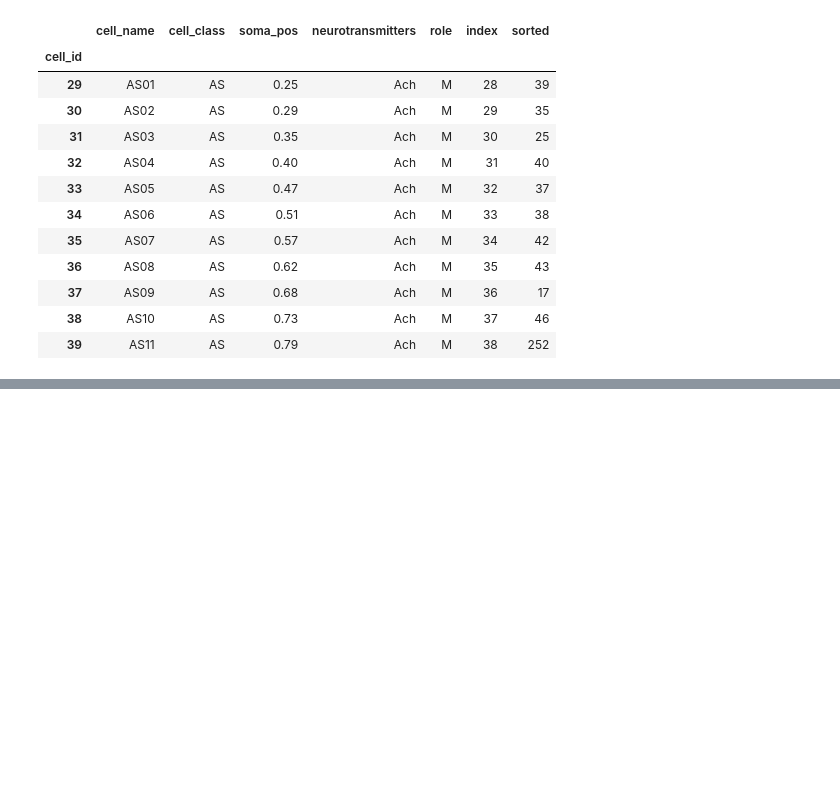
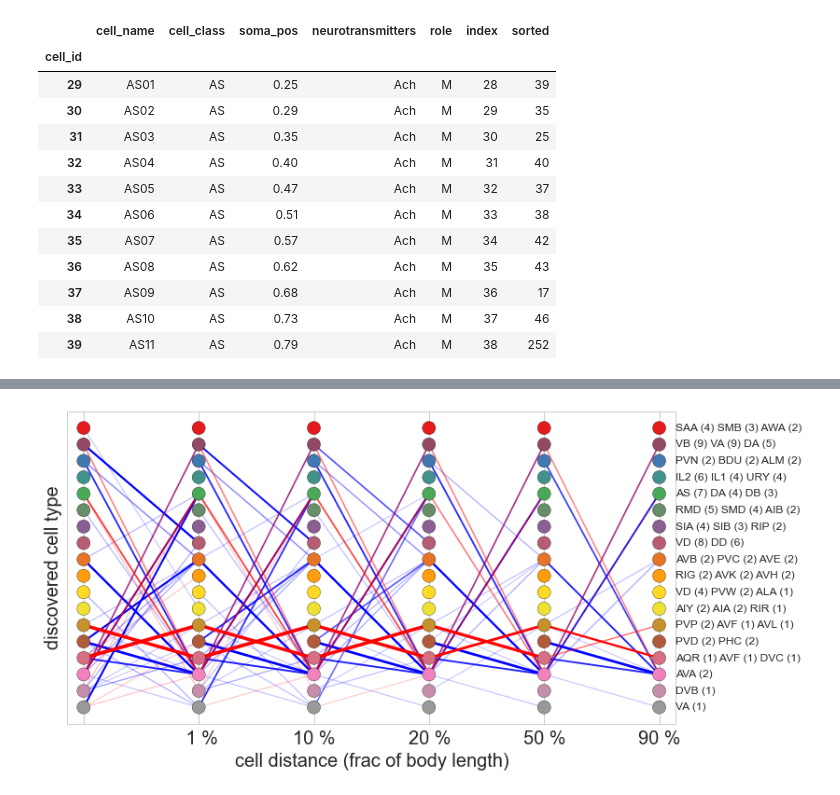
Before and after one commit to ericmjonas/connectodiscovery, a Jupyter notebook: experiments/celegans/plots.ipynb, the cells around one changed output, grey strips where cells are left out. Saved outputs shown, nothing was run; the diff lists cells and outputs as text; code cells hidden in the pictures; blank space fills up the shorter version.

```diff
--- a/experiments/celegans/plots.ipynb
+++ b/experiments/celegans/plots.ipynb
@@ -229,0 +349,70 @@ neurons[neurons.cell_class=='AS']
+# %%
+
+group_colors_opaque = group_colors.copy()
+group_colors_opaque[:, -1] = 1.0
+fig = pylab.figure(figsize=(20, 6))
+ax = fig.add_subplot(1, 1, 1, aspect='equal')
+X_SCALE = 7.0
+CIRCLE_SIZE = 0.4
+for i in range(len(mats)):
+    points = []
+    colors = []
+    widths = []
+
+    patches = []
+
+    for rel_i, color_i in enumerate([2, 0]):
+        m = mats[i, rel_i]
+
+        for ci in range(m.shape[0]):
+            for cj in range(m.shape[1]):
+                if ci != cj:
+                    p = m[ci, cj] / 20.0
+                    if p >= 0.2:
+                        points.append([[i*X_SCALE, ci], [(i+1)*X_SCALE, cj]])
+                        color = np.zeros(4)
+                        color[-1] = min(p, 1.0)
+                        color[color_i] = 1.0
+                        colors.append(color)
+                        widths.append((1+p))
+
+
+    for ci in range(mats.shape[2]):
+        circle = Circle((i*X_SCALE,ci), CIRCLE_SIZE)
+        patches.append(circle)
+
+    lc = LineCollection(points, colors=colors, linewidths=np.array(widths), zorder=1)
+    ax.add_collection(lc)
+
+    p = PatchCollection(patches, color = group_colors_opaque, edgecolor='k', zorder=10) # , color='w', edgecolor='k')
+
+    ax.add_collection(p)
+# last ones
+patches = [Circle((mats.shape[0]*X_SCALE,ci), CIRCLE_SIZE) for ci in range(mats.shape[2])]
+p = PatchCollection(patches, color = group_colors_opaque, edgecolor='k', zorder=10)
+ax.add_collection(p)
+
+ax.set_yticks([])
+ax.set_xticks(np.arange(mats.shape[0] + 1) * X_SCALE)
+ax.set_xticklabels([""] + ["%2.0f %%"% (x*100) for x in  dists], fontsize=20)
+ax.set_xlim(-1, len(mats)*X_SCALE + 1)
+ax.set_ylim(mats.shape[2], -1)
+ax.set_xlabel("cell distance (frac of body length)", fontsize=20)
+ax.set_ylabel("discovered cell type", fontsize=20)
+
+text_start_pos = len(mats)*X_SCALE + 1
+for g_i, g in neurons.groupby('sample_sorted'):
+
+    vc = g.cell_class.value_counts()
+    vc_names = vc.index.values
+    vc_values = np.array(vc)
+    group_example_str = ""
+    for i in range(min(3, len(vc_values))):
+        group_example_str += "%s (%d) " % (vc_names[i], vc_values[i])
+
+    ax.text(text_start_pos, g_i, group_example_str, verticalalignment='center', fontsize=12)
+
+
+fig.savefig("tgt.bestsample.connections.pdf")
+# %% [output]
+[figure, added]
```
Also changed, not shown: parts of 9 cells of this notebook, 17 other files.
